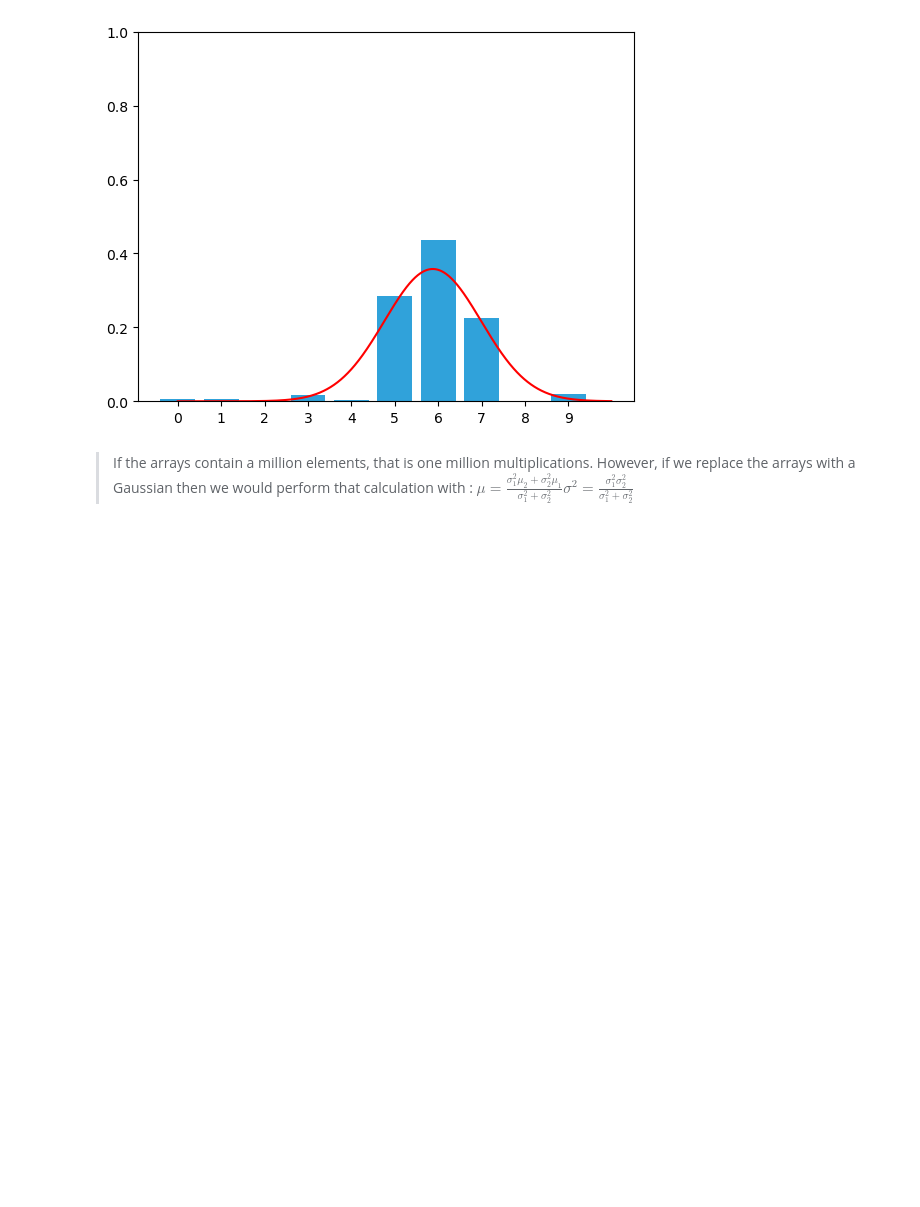
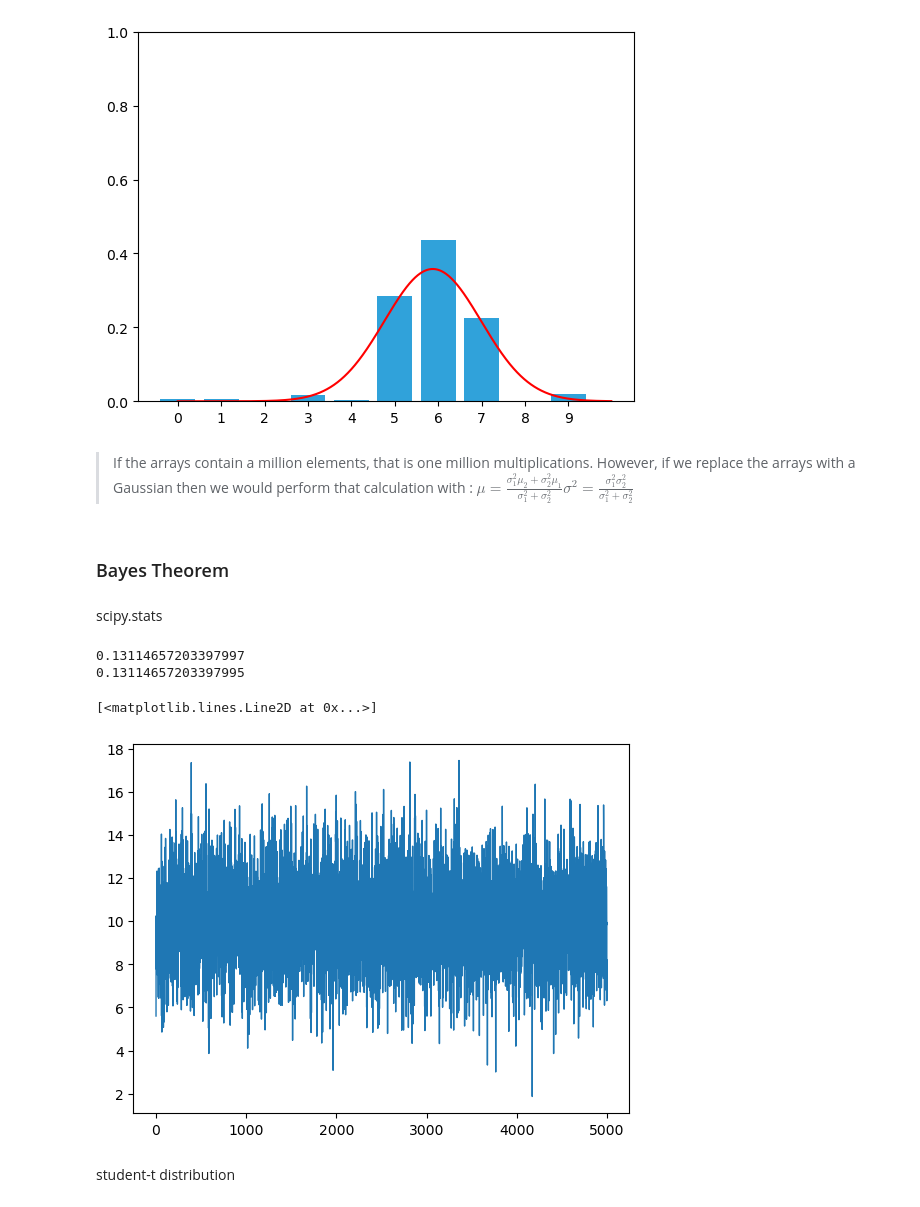
Before and after one commit to LUKEDUDE97/Test-BayesianFilterImplementations, a Jupyter notebook: 3-GaussiansTest.ipynb, the cells around one changed output. Cells and saved outputs as stored; diff of their text form; code cells hidden in the pictures; blank space fills up the shorter version.

```diff
--- a/3-GaussiansTest.ipynb
+++ b/3-GaussiansTest.ipynb
@@ -153,3 +153,7 @@ mean: 5.88 var: 1.24
 [figure]
 # %% [markdown]
 >If the arrays contain a million elements, that is one million multiplications. However, if we replace the arrays with a Gaussian then we would perform that calculation with : $ \mu = \frac{\sigma_1^2 \mu_2 + \sigma_2^2 \mu_1}{\sigma_1^2 + \sigma_2^2}   \sigma^2 = \frac{\sigma_1^2 \sigma_2^2}{\sigma_1^2 + \sigma_2^2}$
+# %% [markdown]
+### Bayes Theorem
+# %% [markdown]
+scipy.stats
@@ -155,0 +163,17 @@ mean: 5.88 var: 1.24
+# %%
+print(norm(2, 3).pdf(1.5))
+print(filterpy.stats.gaussian(x=1.5, mean=2, var=3*3))
+# %% [output]
+0.13114657203397997
+0.13114657203397995
+# %%
+def sense():
+    return 10 + np.random.randn()*2
+
+zs = [sense() for i in range(5000)]
+plt.plot(zs, lw=1)
+# %% [output]
+[<matplotlib.lines.Line2D at 0x...>]
+[figure, added]
+# %% [markdown]
+student-t distribution
```
Also changed, not shown: parts of 8 cells of this notebook, 4 other files.
